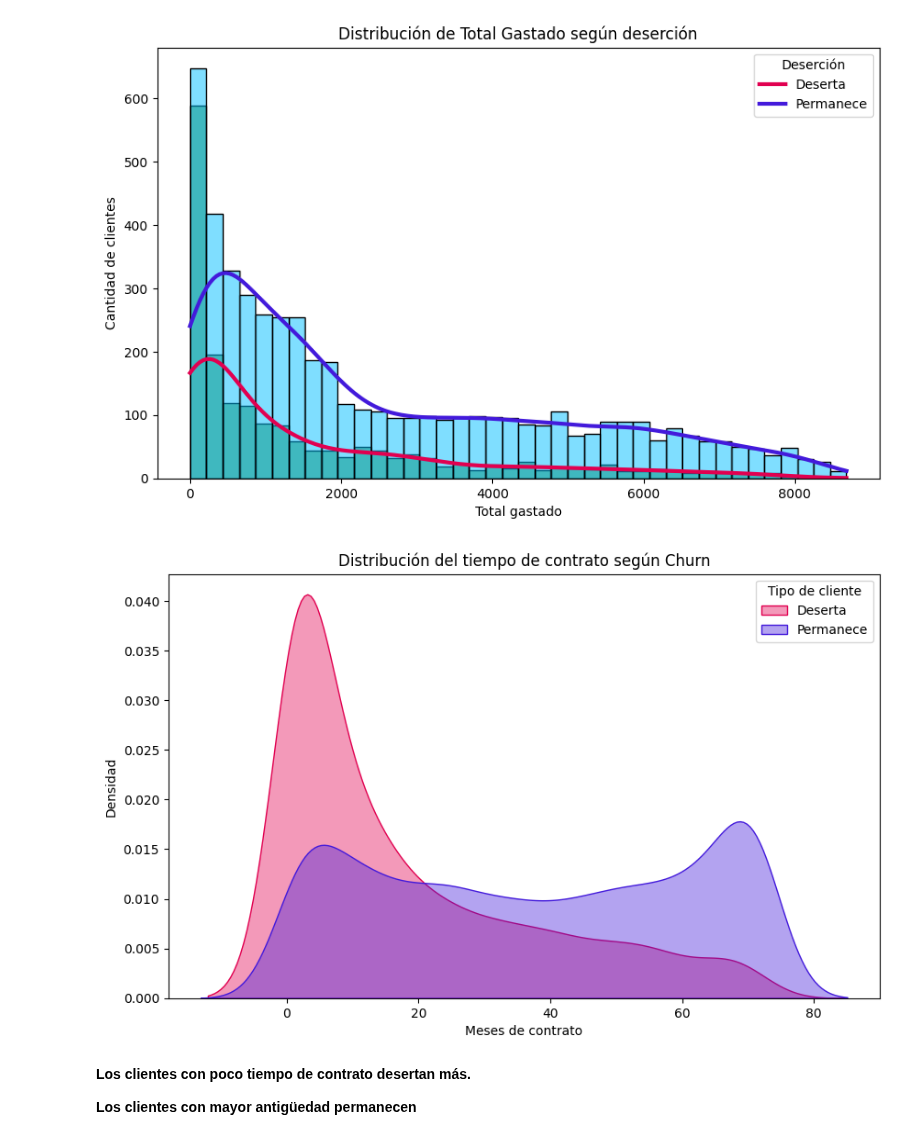
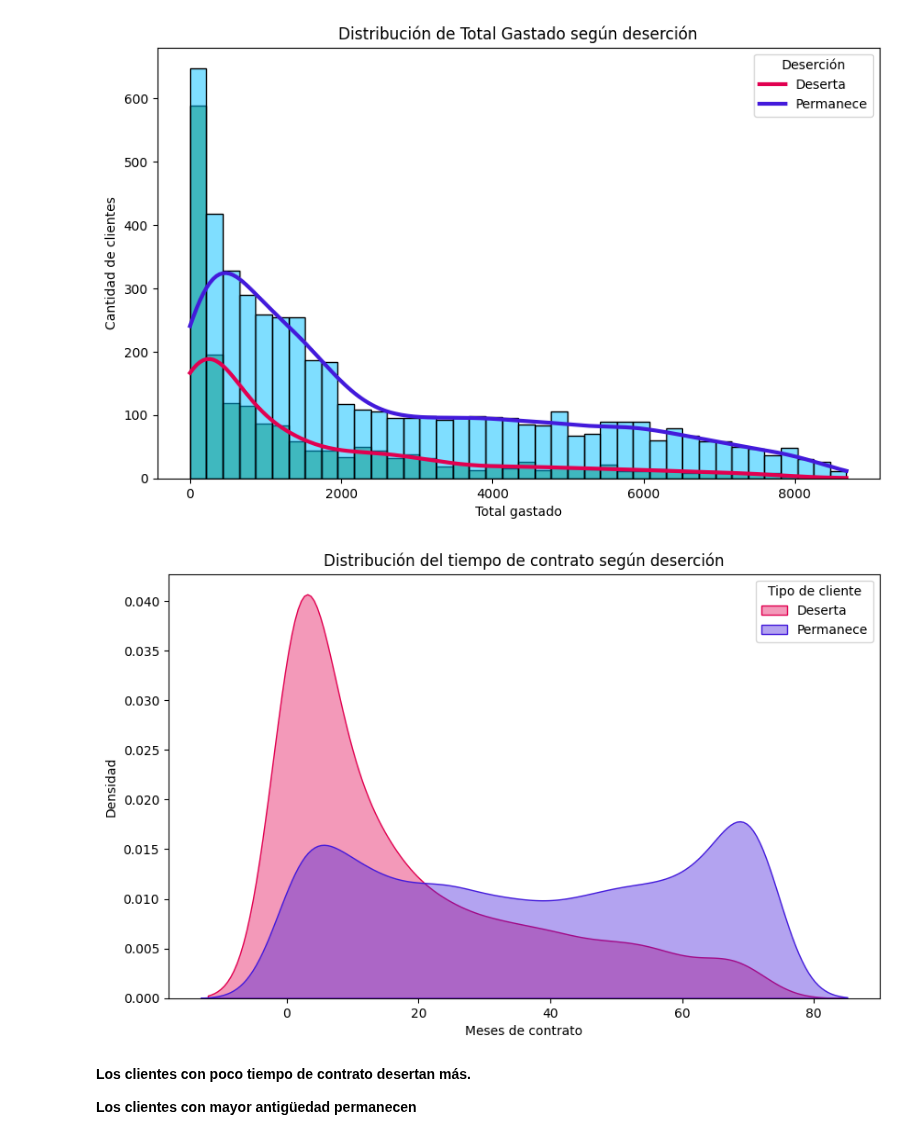
Before and after one commit to JGP-Code/TelecomX_LATAM_Challenge, a Jupyter notebook: TelecomX_LATAM.ipynb, the cells around one changed output. Cells and saved outputs as stored; diff of their text form; code cells hidden in the pictures.

```diff
--- a/TelecomX_LATAM.ipynb
+++ b/TelecomX_LATAM.ipynb
@@ -1093,20 +1093,20 @@ plt.show()
 # %%
 plt.figure(figsize=(10,6))
 
 sns.kdeplot(data=datos_normalizados, x='customer.tenure', hue='Churn', hue_order=[0, 1],
             fill=True, common_norm=False,
             palette={0: '#431ADB', 1: '#E10050'}, alpha=0.4)
 #0-Permanece
 #1-Deserta
 
-plt.title('Distribución del tiempo de contrato según Churn')
+plt.title('Distribución del tiempo de contrato según deserción')
 plt.xlabel('Meses de contrato')
 plt.ylabel('Densidad')
 plt.legend(title='Tipo de cliente', labels=['Deserta', 'Permanece'])
 
 plt.show()
 # %% [output]
-[figure, old version]
+[figure, new version]
 # %% [markdown]
 **Los clientes con poco tiempo de contrato desertan más.**
 
```
